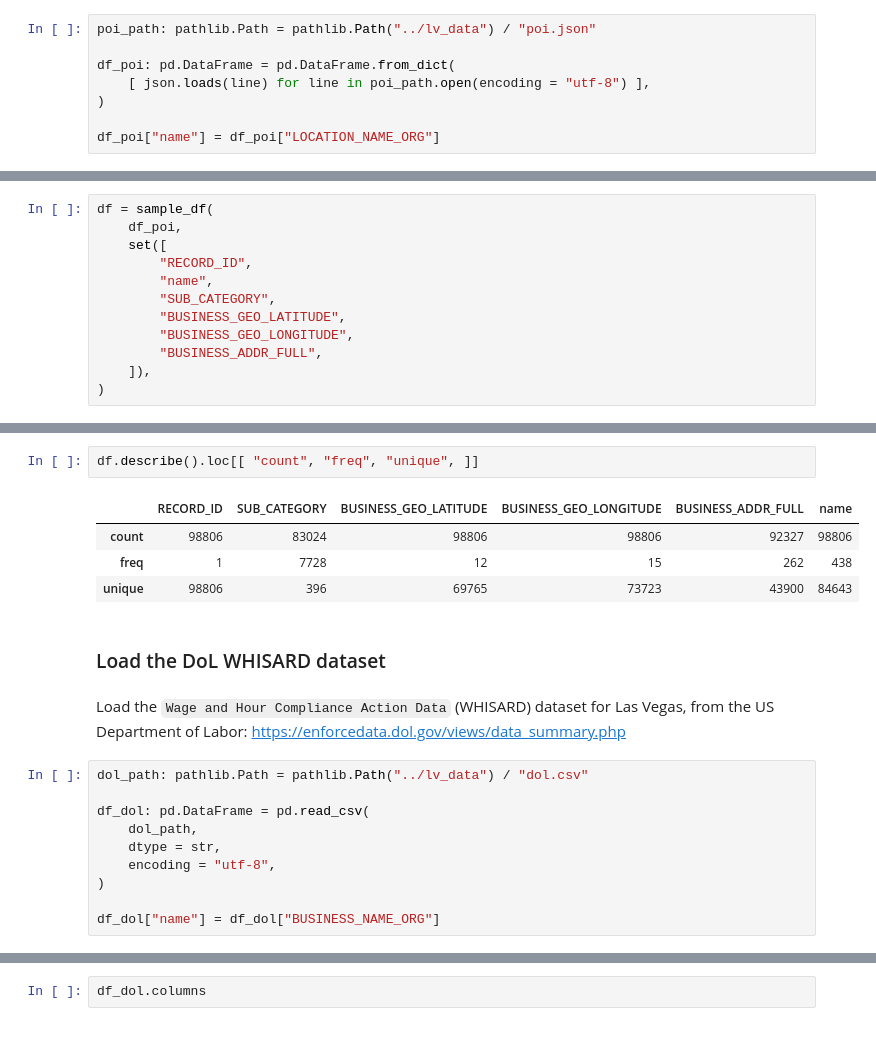
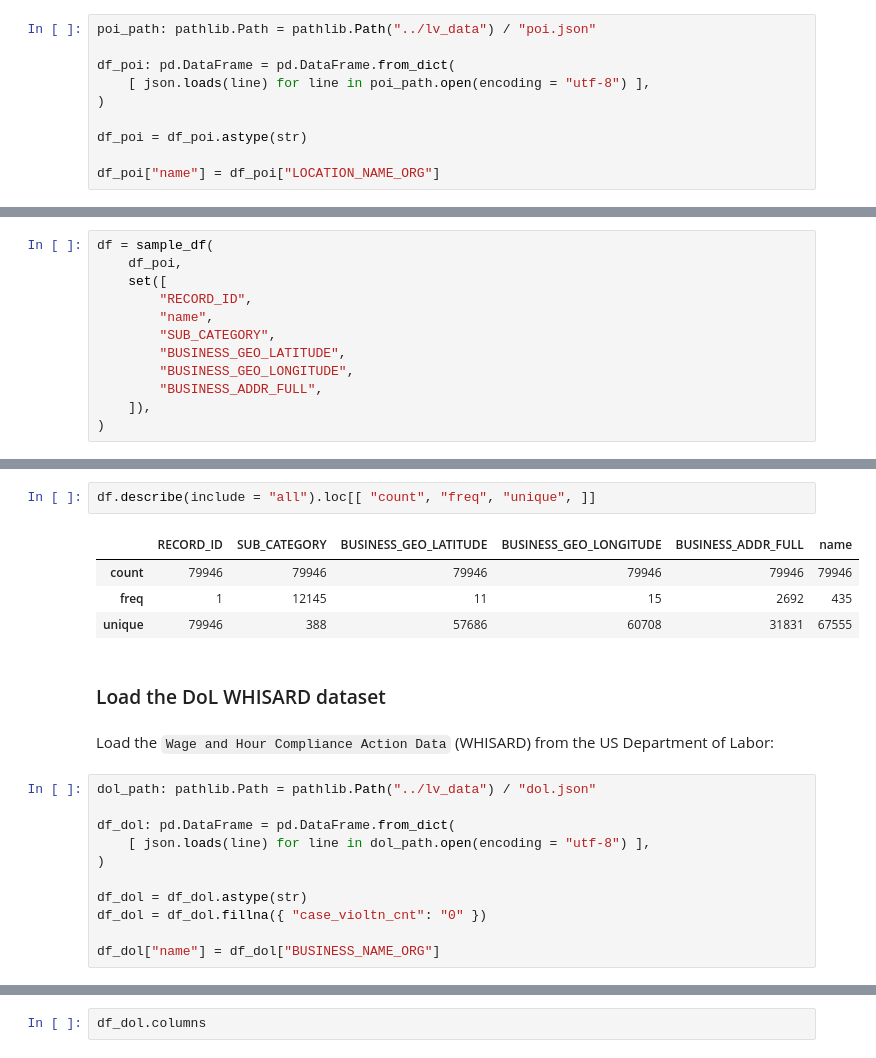
Before and after one commit to DerwenAI/ERKG, a Jupyter notebook: examples/datasets.ipynb, the cells around one changed output, grey strips where cells are left out. Cells and saved outputs as stored; diff of their text form.

```diff
--- a/examples/datasets.ipynb
+++ b/examples/datasets.ipynb
@@ -82,6 +84,8 @@ df_poi: pd.DataFrame = pd.DataFrame.from_dict(
     [ json.loads(line) for line in poi_path.open(encoding = "utf-8") ],
 )
 
+df_poi = df_poi.astype(str)
+
 df_poi["name"] = df_poi["LOCATION_NAME_ORG"]
 # %%
 df_poi.head()
@@ -129,23 +135,24 @@ df.head()
 # %%
-df.describe().loc[[ "count", "freq", "unique", ]]
+df.describe(include = "all").loc[[ "count", "freq", "unique", ]]
 # %% [output]
 |  | RECORD_ID | SUB_CATEGORY | BUSINESS_GEO_LATITUDE | BUSINESS_GEO_LONGITUDE | BUSINESS_ADDR_FULL | name |
-| count | 98806 | 83024 | 98806 | 98806 | 92327 | 98806 |
-| freq | 1 | 7728 | 12 | 15 | 262 | 438 |
-| unique | 98806 | 396 | 69765 | 73723 | 43900 | 84643 |
+| count | 79946 | 79946 | 79946 | 79946 | 79946 | 79946 |
+| freq | 1 | 12145 | 11 | 15 | 2692 | 435 |
+| unique | 79946 | 388 | 57686 | 60708 | 31831 | 67555 |
 # %% [markdown]
 ### Load the DoL WHISARD dataset
 # %% [markdown]
-Load the `Wage and Hour Compliance Action Data` (WHISARD) dataset for Las Vegas, from the US Department of Labor: <https://enforcedata.dol.gov/views/data_summary.php>
+Load the `Wage and Hour Compliance Action Data` (WHISARD) from the US Department of Labor:
 # %%
-dol_path: pathlib.Path = pathlib.Path("../lv_data") / "dol.csv"
+dol_path: pathlib.Path = pathlib.Path("../lv_data") / "dol.json"
 
-df_dol: pd.DataFrame = pd.read_csv(
-    dol_path,
-    dtype = str,
-    encoding = "utf-8",
+df_dol: pd.DataFrame = pd.DataFrame.from_dict(
+    [ json.loads(line) for line in dol_path.open(encoding = "utf-8") ],
 )
 
+df_dol = df_dol.astype(str)
+df_dol = df_dol.fillna({ "case_violtn_cnt": "0" })
+
 df_dol["name"] = df_dol["BUSINESS_NAME_ORG"]
 # %%
 df_dol.head()
```
Also changed, not shown: parts of 13 cells of this notebook, 16 other files.
